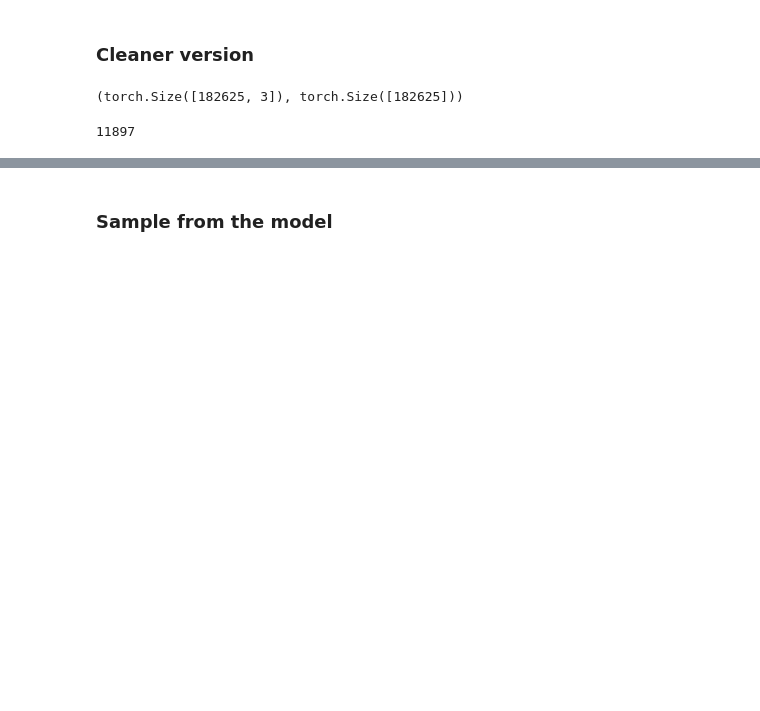
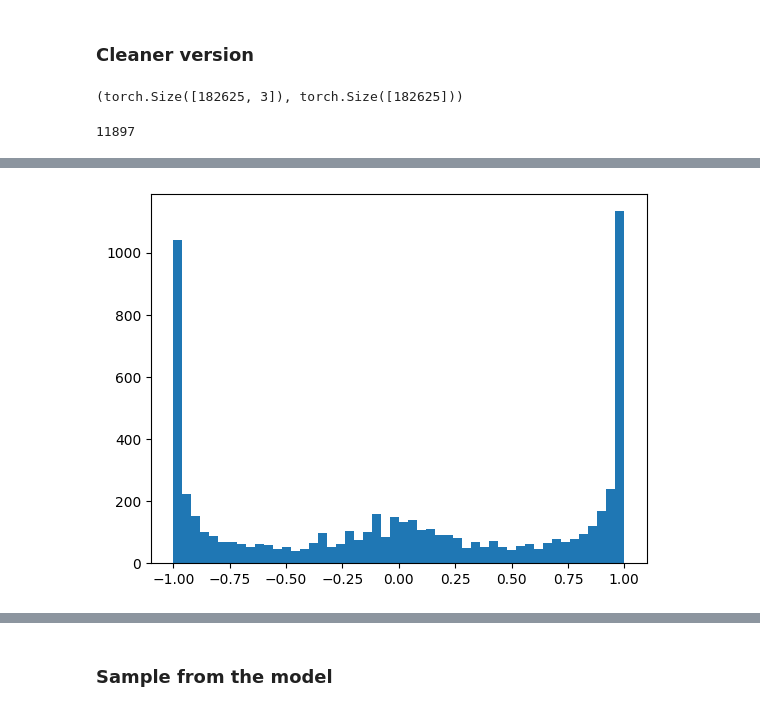
Before and after one commit to tuningfolk/buildGPT, a Jupyter notebook: makemore/mlp.ipynb, the cells around one changed output, grey strips where cells are left out. Cells and saved outputs as stored; diff of their text form; code cells hidden in the pictures; blank space fills up the shorter version.

```diff
--- a/makemore/mlp.ipynb
+++ b/makemore/mlp.ipynb
@@ -149 +146,5 @@ tensor(2.1455, grad_fn=<NllLossBackward0>)
+# %%
+plt.hist(h.view(-1).tolist(),bins=50);
+# %% [output]
+[figure, added]
 # %%
```
Also changed, not shown: parts of 12 cells of this notebook.
